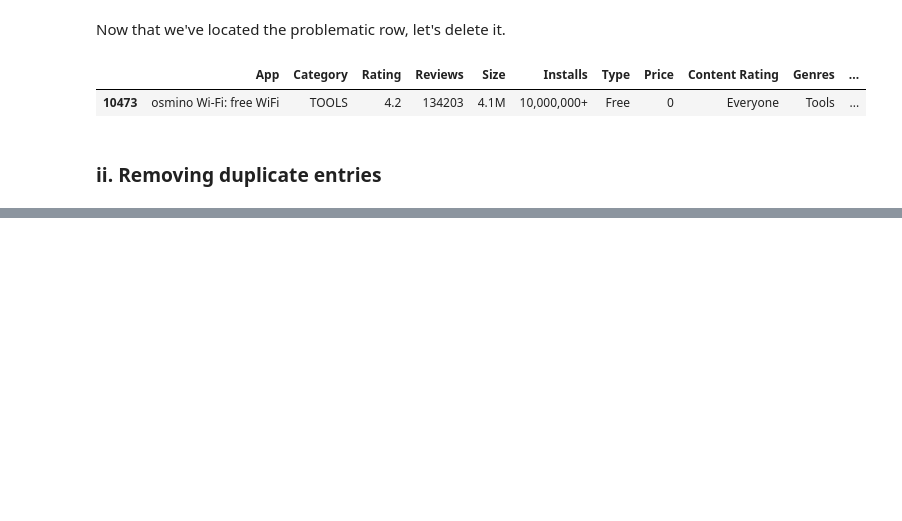
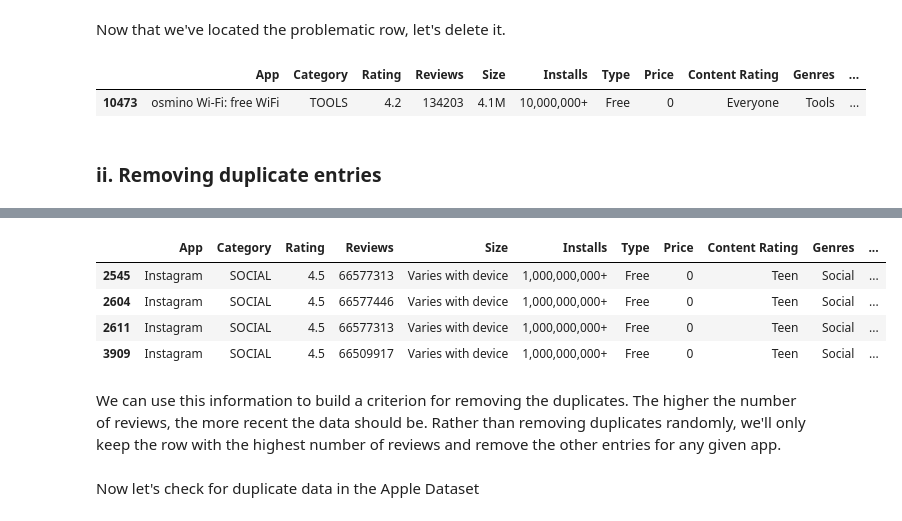
Before and after one commit to 0gregory0/Mobile-App-EDA, a Jupyter notebook: app_profiles.ipynb, the cells around one changed output, grey strips where cells are left out. Cells and saved outputs as stored; diff of their text form; code cells hidden in the pictures; blank space fills up the shorter version.

```diff
--- a/app_profiles.ipynb
+++ b/app_profiles.ipynb
@@ -108,0 +148,12 @@ google_df.iloc[[10472], :]
+# %%
+google_df[is_insta]
+# %% [output]
+|  | App | Category | Rating | Reviews | Size | Installs | Type | Price | Content Rating | Genres | ... |
+| 2545 | Instagram | SOCIAL | 4.5 | 66577313 | Varies with device | 1,000,000,000+ | Free | 0 | Teen | Social | ... |
+| 2604 | Instagram | SOCIAL | 4.5 | 66577446 | Varies with device | 1,000,000,000+ | Free | 0 | Teen | Social | ... |
+| 2611 | Instagram | SOCIAL | 4.5 | 66577313 | Varies with device | 1,000,000,000+ | Free | 0 | Teen | Social | ... |
+| 3909 | Instagram | SOCIAL | 4.5 | 66509917 | Varies with device | 1,000,000,000+ | Free | 0 | Teen | Social | ... |
+# %% [markdown]
+We can use this information to build a criterion for removing the duplicates. The higher the number of reviews, the more recent the data should be. Rather than removing duplicates randomly, we'll only keep the row with the highest number of reviews and remove the other entries for any given app.
+# %% [markdown]
+Now let's check for duplicate data in the Apple Dataset
```
Also changed, not shown: parts of 11 cells of this notebook.
